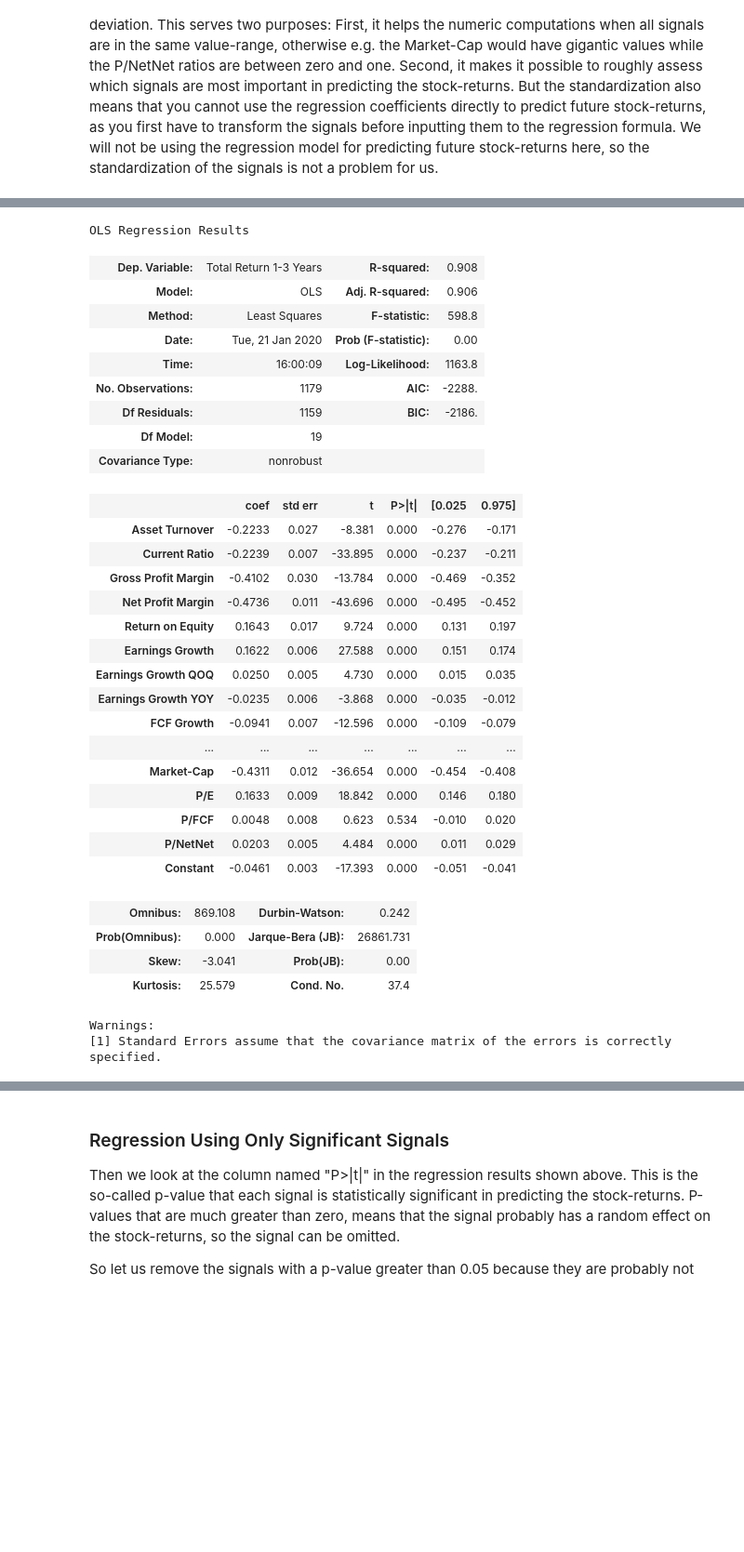
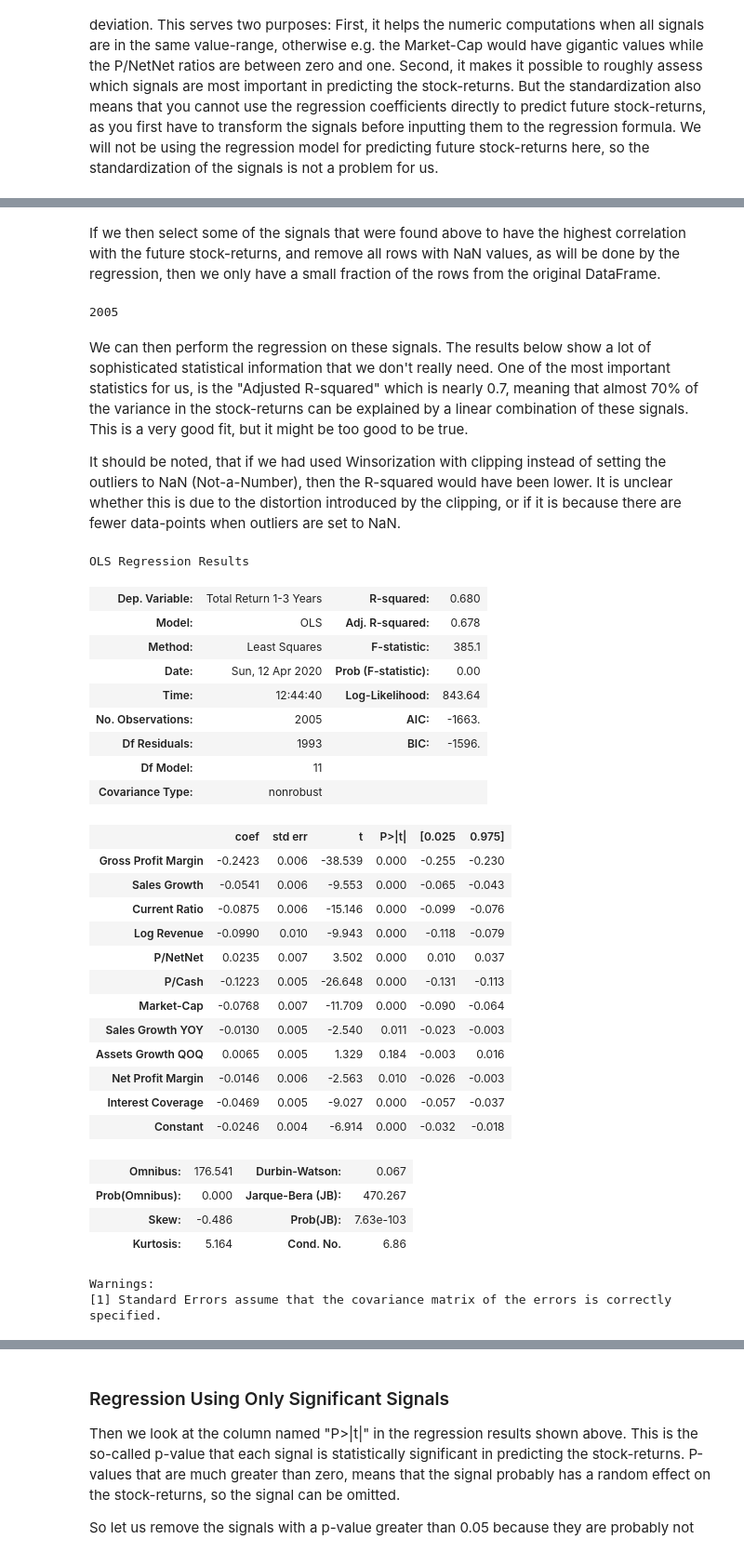
Before and after one commit to SimFin/simfin-tutorials, a Jupyter notebook: 08_Statistical_Analysis.ipynb, the cells around one changed output, grey strips where cells are left out. Shown at 93% size. Cells and saved outputs as stored; diff of their text form; code cells hidden in the pictures; blank space fills up the shorter version.

```diff
--- a/08_Statistical_Analysis.ipynb
+++ b/08_Statistical_Analysis.ipynb
@@ -516,3 +478,0 @@ So let us remove the P/NCAV, P/Book, P/Sales, ROA, and Earnings Yield from the s
-# %%
-columns = [P_NCAV, P_BOOK, P_SALES, ROA, EARNINGS_YIELD]
-df_sig_rets = df_sig_rets.drop(columns=columns)
@@ -571,39 +539,54 @@ We can now perform the linear regression on all the signals and stock-returns:
+# %% [markdown]
+If we then select some of the signals that were found above to have the highest correlation with the future stock-returns, and remove all rows with NaN values, as will be done by the regression, then we only have a small fraction of the rows from the original DataFrame.
+# %%
+# Only use some of the signals.
+columns = [TOTAL_RETURN_1_3Y, GROSS_PROFIT_MARGIN, SALES_GROWTH,
+           CURRENT_RATIO, LOG_REVENUE, P_NETNET, P_CASH,
+           MARKET_CAP, SALES_GROWTH_YOY, ASSETS_GROWTH_QOQ,
+           NET_PROFIT_MARGIN, INTEREST_COVERAGE]
+df = df_sig_rets[columns]
+
+# Show number of rows without NaN values.
+len(df.dropna(how='any'))
+# %% [output]
+2005
+# %% [markdown]
+We can then perform the regression on these signals. The results below show a lot of sophisticated statistical information that we don't really need. One of the most important statistics for us, is the "Adjusted R-squared" which is nearly 0.7, meaning that almost 70% of the variance in the stock-returns can be explained by a linear combination of these signals. This is a very good fit, but it might be too good to be true.
+
+It should be noted, that if we had used Winsorization with clipping instead of setting the outliers to NaN (Not-a-Number), then the R-squared would have been lower. It is unclear whether this is due to the distortion introduced by the clipping, or if it is because there are fewer data-points when outliers are set to NaN.
 # %%
 # Perform the Linear Regression on the signals and stock-returns.
-model = regression(df=df_sig_rets)
+model = regression(df=df)
 
 # Show the results.
 model.summary()
 # %% [output]
 OLS Regression Results
-| Dep. Variable: | Total Return 1-3 Years | R-squared: | 0.908 |
-| Model: | OLS | Adj. R-squared: | 0.906 |
-| Method: | Least Squares | F-statistic: | 598.8 |
-| Date: | Tue, 21 Jan 2020 | Prob (F-statistic): | 0.00 |
-| Time: | 16:00:09 | Log-Likelihood: | 1163.8 |
-| No. Observations: | 1179 | AIC: | -2288. |
-| Df Residuals: | 1159 | BIC: | -2186. |
-| Df Model: | 19 |  |  |
+| Dep. Variable: | Total Return 1-3 Years | R-squared: | 0.680 |
+| Model: | OLS | Adj. R-squared: | 0.678 |
+| Method: | Least Squares | F-statistic: | 385.1 |
+| Date: | Sun, 12 Apr 2020 | Prob (F-statistic): | 0.00 |
+| Time: | 12:44:40 | Log-Likelihood: | 843.64 |
+| No. Observations: | 2005 | AIC: | -1663. |
+| Df Residuals: | 1993 | BIC: | -1596. |
+| Df Model: | 11 |  |  |
 | Covariance Type: | nonrobust |  |  |
 |  | coef | std err | t | P>|t| | [0.025 | 0.975] |
-| Asset Turnover | -0.2233 | 0.027 | -8.381 | 0.000 | -0.276 | -0.171 |
-| Current Ratio | -0.2239 | 0.007 | -33.895 | 0.000 | -0.237 | -0.211 |
-| Gross Profit Margin | -0.4102 | 0.030 | -13.784 | 0.000 | -0.469 | -0.352 |
-| Net Profit Margin | -0.4736 | 0.011 | -43.696 | 0.000 | -0.495 | -0.452 |
-| Return on Equity | 0.1643 | 0.017 | 9.724 | 0.000 | 0.131 | 0.197 |
-| Earnings Growth | 0.1622 | 0.006 | 27.588 | 0.000 | 0.151 | 0.174 |
-| Earnings Growth QOQ | 0.0250 | 0.005 | 4.730 | 0.000 | 0.015 | 0.035 |
-| Earnings Growth YOY | -0.0235 | 0.006 | -3.868 | 0.000 | -0.035 | -0.012 |
-| FCF Growth | -0.0941 | 0.007 | -12.596 | 0.000 | -0.109 | -0.079 |
-| ... | ... | ... | ... | ... | ... | ... |
-| Market-Cap | -0.4311 | 0.012 | -36.654 | 0.000 | -0.454 | -0.408 |
-| P/E | 0.1633 | 0.009 | 18.842 | 0.000 | 0.146 | 0.180 |
-| P/FCF | 0.0048 | 0.008 | 0.623 | 0.534 | -0.010 | 0.020 |
-| P/NetNet | 0.0203 | 0.005 | 4.484 | 0.000 | 0.011 | 0.029 |
-| Constant | -0.0461 | 0.003 | -17.393 | 0.000 | -0.051 | -0.041 |
+| Gross Profit Margin | -0.2423 | 0.006 | -38.539 | 0.000 | -0.255 | -0.230 |
+| Sales Growth | -0.0541 | 0.006 | -9.553 | 0.000 | -0.065 | -0.043 |
+| Current Ratio | -0.0875 | 0.006 | -15.146 | 0.000 | -0.099 | -0.076 |
+| Log Revenue | -0.0990 | 0.010 | -9.943 | 0.000 | -0.118 | -0.079 |
+| P/NetNet | 0.0235 | 0.007 | 3.502 | 0.000 | 0.010 | 0.037 |
+| P/Cash | -0.1223 | 0.005 | -26.648 | 0.000 | -0.131 | -0.113 |
+| Market-Cap | -0.0768 | 0.007 | -11.709 | 0.000 | -0.090 | -0.064 |
+| Sales Growth YOY | -0.0130 | 0.005 | -2.540 | 0.011 | -0.023 | -0.003 |
+| Assets Growth QOQ | 0.0065 | 0.005 | 1.329 | 0.184 | -0.003 | 0.016 |
+| Net Profit Margin | -0.0146 | 0.006 | -2.563 | 0.010 | -0.026 | -0.003 |
+| Interest Coverage | -0.0469 | 0.005 | -9.027 | 0.000 | -0.057 | -0.037 |
+| Constant | -0.0246 | 0.004 | -6.914 | 0.000 | -0.032 | -0.018 |
-| Omnibus: | 869.108 | Durbin-Watson: | 0.242 |
-| Prob(Omnibus): | 0.000 | Jarque-Bera (JB): | 26861.731 |
-| Skew: | -3.041 | Prob(JB): | 0.00 |
-| Kurtosis: | 25.579 | Cond. No. | 37.4 |
+| Omnibus: | 176.541 | Durbin-Watson: | 0.067 |
+| Prob(Omnibus): | 0.000 | Jarque-Bera (JB): | 470.267 |
+| Skew: | -0.486 | Prob(JB): | 7.63e-103 |
+| Kurtosis: | 5.164 | Cond. No. | 6.86 |
 Warnings:
 [1] Standard Errors assume that the covariance matrix of the errors is correctly specified.
```
Also changed, not shown: parts of 51 cells of this notebook.
